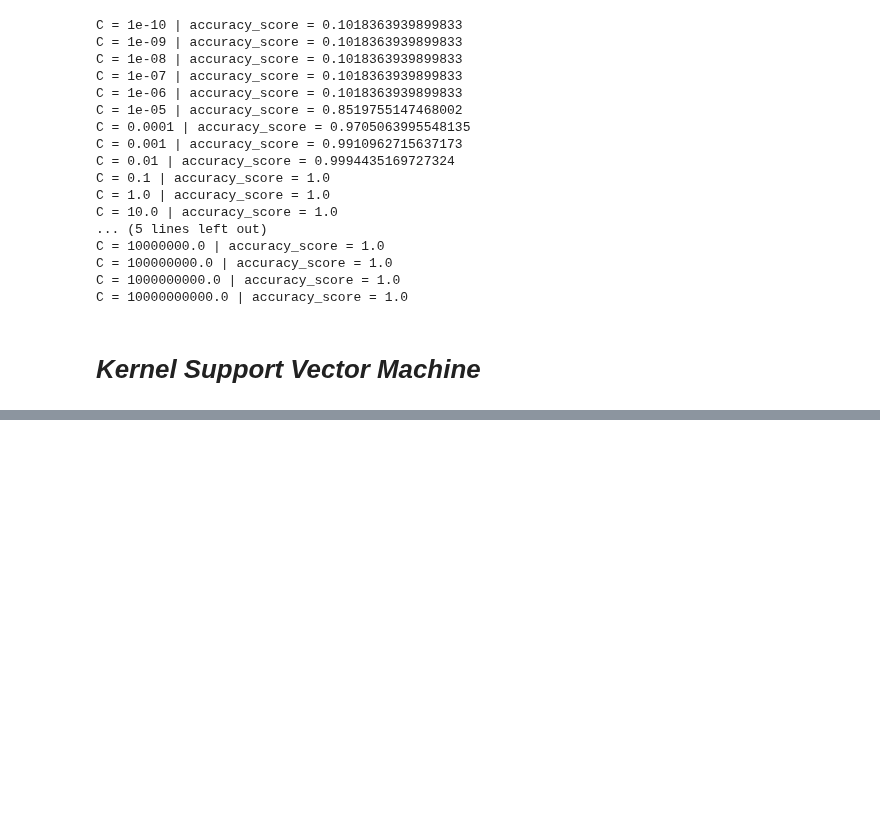
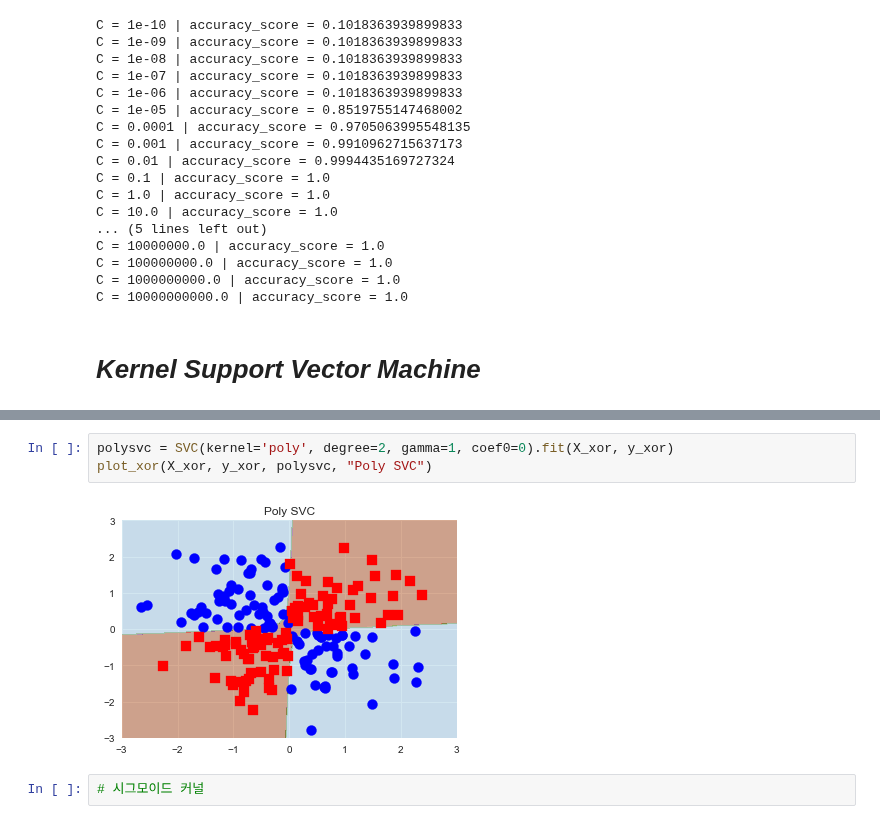
Before and after one commit to seokyeongheo/TIL, a Jupyter notebook: 04_classification/11_Support_Vector_Machine.ipynb, the cells around one changed output, grey strips where cells are left out. Saved outputs shown, nothing was run; the diff lists cells and outputs as text; blank space fills up the shorter version.

```diff
--- a/04_classification/11_Support_Vector_Machine.ipynb
+++ b/04_classification/11_Support_Vector_Machine.ipynb
@@ -337,0 +410,7 @@ C = 10000000000.0 | accuracy_score = 1.0
+# %%
+polysvc = SVC(kernel='poly', degree=2, gamma=1, coef0=0).fit(X_xor, y_xor)
+plot_xor(X_xor, y_xor, polysvc, "Poly SVC")
+# %% [output]
+[figure, added]
+# %%
+# 시그모이드 커널
```
Also changed, not shown: parts of 17 cells of this notebook.
